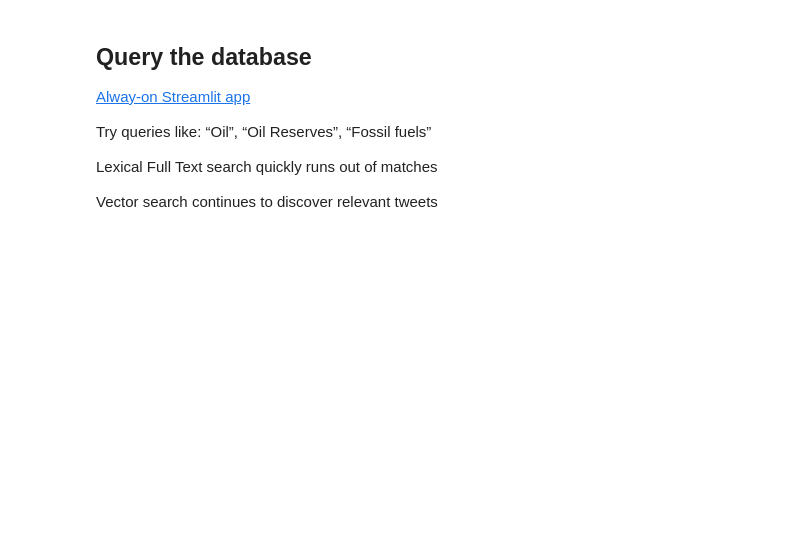
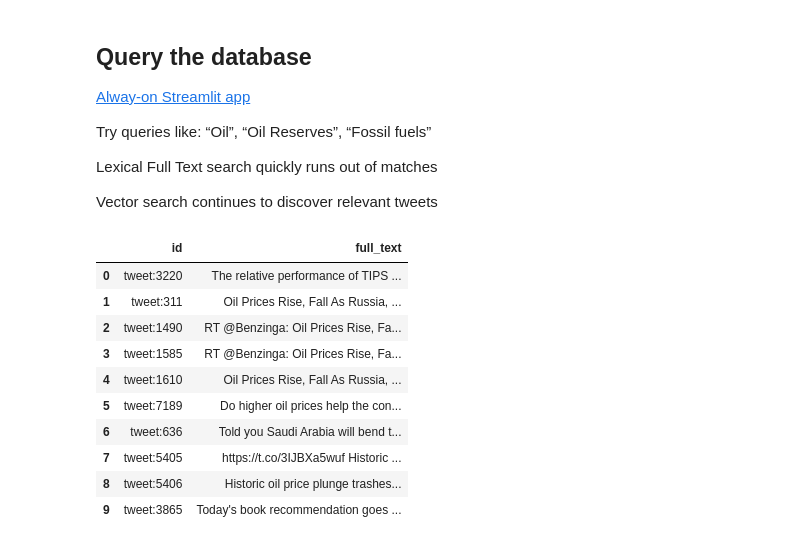
Before and after one commit to antonum/Redis-VSS-Streamlit, a Jupyter notebook: vector_embeddings_redis.ipynb, the cells around one changed output. Saved outputs shown, nothing was run; the diff lists cells and outputs as text; code cells hidden in the pictures; blank space fills up the shorter version.

```diff
--- a/vector_embeddings_redis.ipynb
+++ b/vector_embeddings_redis.ipynb
@@ -169,9 +206,24 @@ user_query="oil down"
 # %%
 #using Full Text Index
 q = Query(user_query)\
-  .return_fields("text")
+  .return_fields("full_text")
 res = redis.ft("tweet:idx").search(q)
-res_df = pd.DataFrame([t.__dict__ for t in res.docs ]).drop(columns=["payload"])
-res_df
+if res.total==0:
+  print("No matches found")
+else:
+  res_df = pd.DataFrame([t.__dict__ for t in res.docs ]).drop(columns=["payload"])
+  display(res_df)
+# %% [output]
+|  | id | full_text |
+| 0 | tweet:3220 | The relative performance of TIPS ... |
+| 1 | tweet:311 | Oil Prices Rise, Fall As Russia, ... |
+| 2 | tweet:1490 | RT @Benzinga: Oil Prices Rise, Fa... |
+| 3 | tweet:1585 | RT @Benzinga: Oil Prices Rise, Fa... |
+| 4 | tweet:1610 | Oil Prices Rise, Fall As Russia, ... |
+| 5 | tweet:7189 | Do higher oil prices help the con... |
+| 6 | tweet:636 | Told you Saudi Arabia will bend t... |
+| 7 | tweet:5405 | https://t.co/3IJBXa5wuf Historic ... |
+| 8 | tweet:5406 | Historic oil price plunge trashes... |
+| 9 | tweet:3865 | Today's book recommendation goes ... |
 # %%
 #using Vector Similarity Index
```
Also changed, not shown: parts of 24 cells of this notebook.
